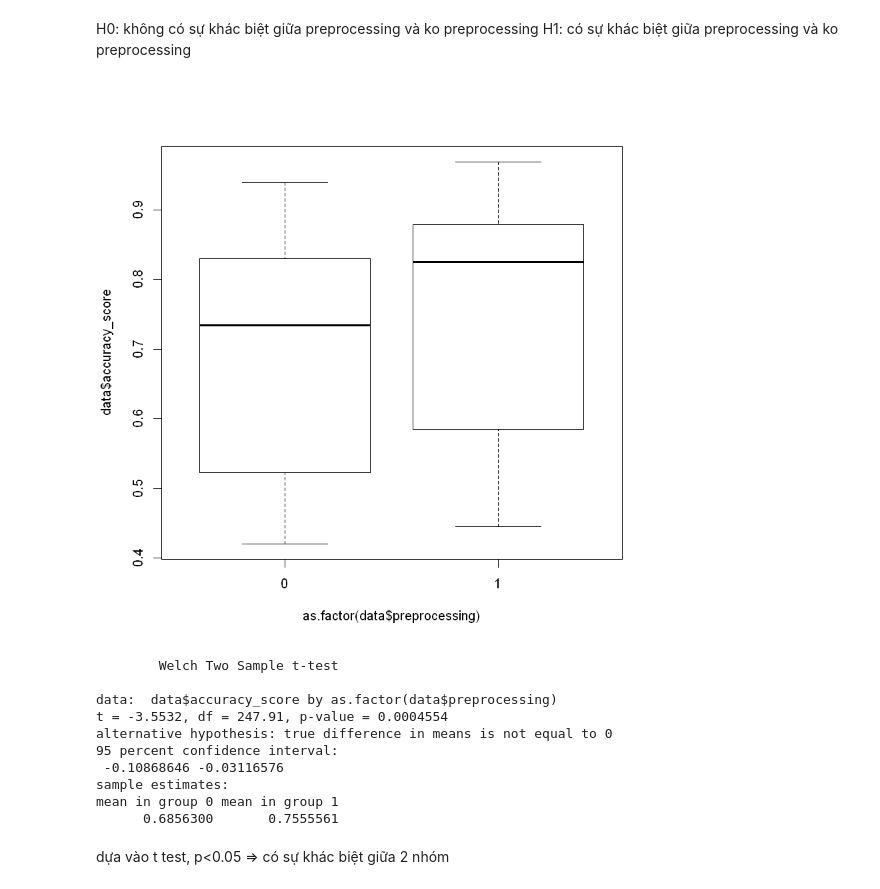
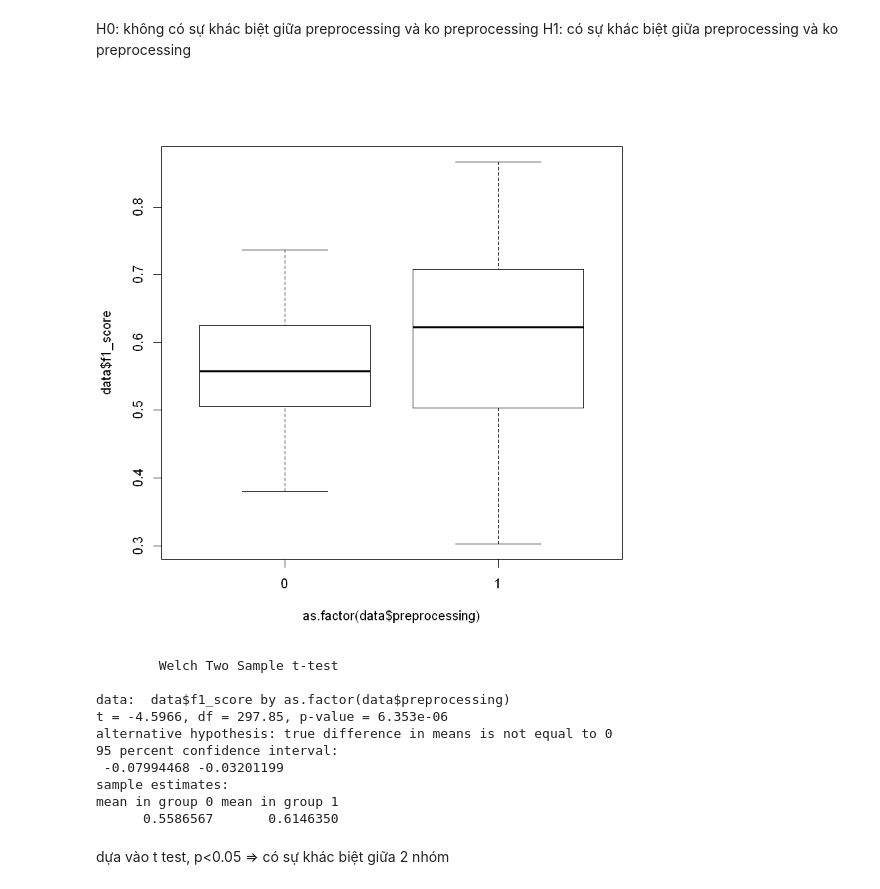
Before and after one commit to minhquan6203/Vietnamese-sentiment-analysis, a Jupyter notebook: phan_tich_thi_nghiem copy.ipynb, the cells around one changed output. Cells and saved outputs as stored; diff of their text form; code cells hidden in the pictures.

```diff
--- a/phan_tich_thi_nghiem copy.ipynb
+++ b/phan_tich_thi_nghiem copy.ipynb
@@ -108,22 +108,22 @@ plot(TukeyHSD(av))
 H0: không có sự khác biệt giữa preprocessing và ko preprocessing
 H1: có sự khác biệt giữa preprocessing và ko preprocessing
 # %%
-boxplot(data$accuracy_score ~ as.factor(data$preprocessing))
+boxplot(data$f1_score ~ as.factor(data$preprocessing))
 # %% [output]
-[figure, old version]
+[figure, new version]
 # %%
-t.test(data$accuracy_score ~ as.factor(data$preprocessing))
+t.test(data$f1_score ~ as.factor(data$preprocessing))
 # %% [output]
         Welch Two Sample t-test
 
-data:  data$accuracy_score by as.factor(data$preprocessing)
-t = -3.5532, df = 247.91, p-value = 0.0004554
+data:  data$f1_score by as.factor(data$preprocessing)
+t = -4.5966, df = 297.85, p-value = 6.353e-06
 alternative hypothesis: true difference in means is not equal to 0
 95 percent confidence interval:
- -0.10868646 -0.03116576
+ -0.07994468 -0.03201199
 sample estimates:
 mean in group 0 mean in group 1
-      0.6856300       0.7555561
+      0.5586567       0.6146350
 # %% [markdown]
 dựa vào t test, p<0.05 => có sự khác biệt giữa 2 nhóm
 # %% [markdown]
```
Also changed, not shown: parts of 11 cells of this notebook, 2 other files.
